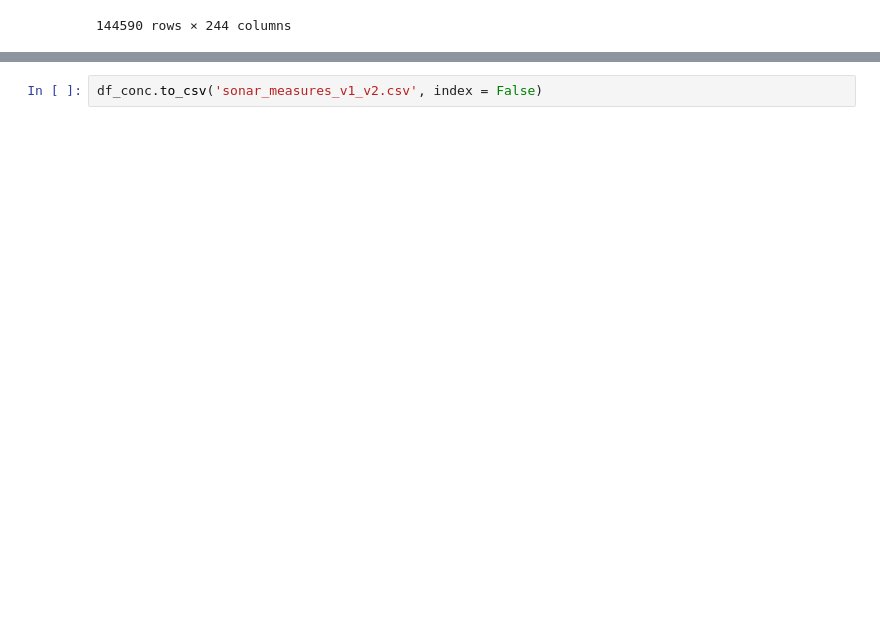
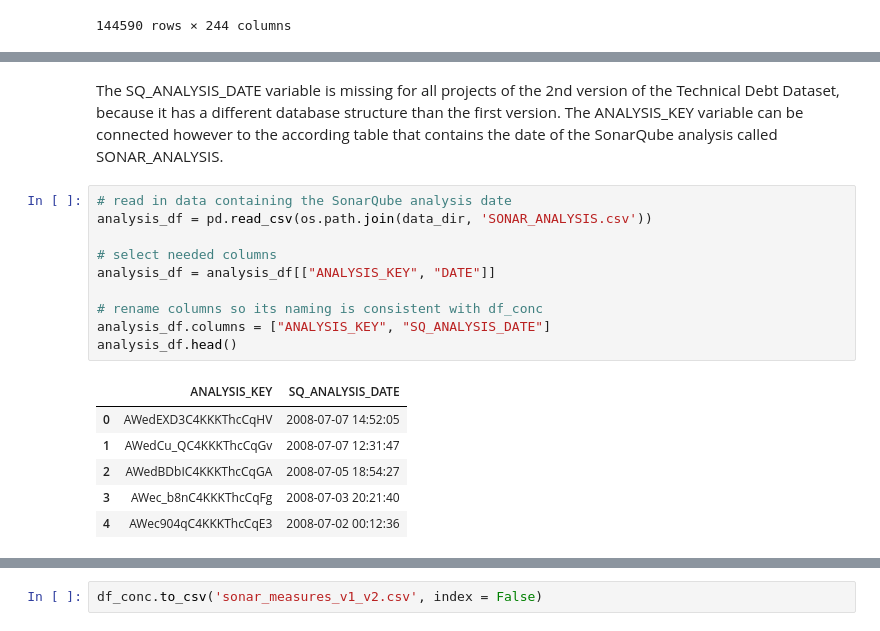
Before and after one commit to CarolineGraebelBHT/MasterProjectSonarQube, a Jupyter notebook: Scripts/Sonar Measure Cleaning/Sonar_Measure_Cleaning.ipynb, the cells around one changed output, grey strips where cells are left out. Saved outputs shown, nothing was run; the diff lists cells and outputs as text; blank space fills up the shorter version.

```diff
--- a/Scripts/Sonar Measure Cleaning/Sonar_Measure_Cleaning.ipynb
+++ b/Scripts/Sonar Measure Cleaning/Sonar_Measure_Cleaning.ipynb
@@ -155,0 +171,19 @@ df_conc.head(-50)
+# %% [markdown]
+The SQ_ANALYSIS_DATE variable is missing for all projects of the 2nd version of the Technical Debt Dataset, because it has a different database structure than the first version. The ANALYSIS_KEY variable can be connected however to the according table that contains the date of the SonarQube analysis called SONAR_ANALYSIS.
+# %%
+# read in data containing the SonarQube analysis date
+analysis_df = pd.read_csv(os.path.join(data_dir, 'SONAR_ANALYSIS.csv'))
+
+# select needed columns
+analysis_df = analysis_df[["ANALYSIS_KEY", "DATE"]]
+
+# rename columns so its naming is consistent with df_conc
+analysis_df.columns = ["ANALYSIS_KEY", "SQ_ANALYSIS_DATE"]
+analysis_df.head()
+# %% [output]
+|  | ANALYSIS_KEY | SQ_ANALYSIS_DATE |
+| 0 | AWedEXD3C4KKKThcCqHV | 2008-07-07 14:52:05 |
+| 1 | AWedCu_QC4KKKThcCqGv | 2008-07-07 12:31:47 |
+| 2 | AWedBDbIC4KKKThcCqGA | 2008-07-05 18:54:27 |
+| 3 | AWec_b8nC4KKKThcCqFg | 2008-07-03 20:21:40 |
+| 4 | AWec904qC4KKKThcCqE3 | 2008-07-02 00:12:36 |
```
Also changed, not shown: parts of 3 cells of this notebook.
